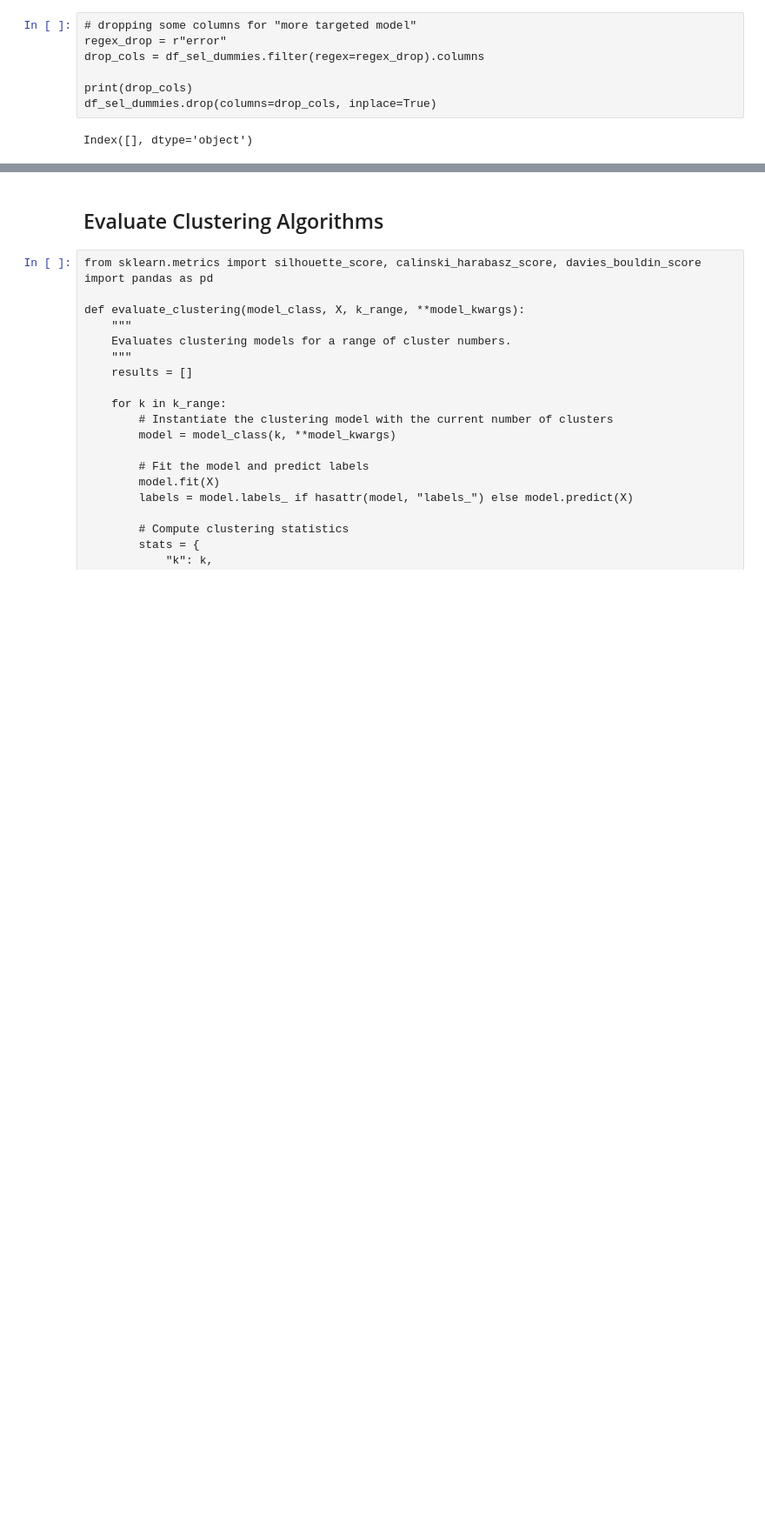
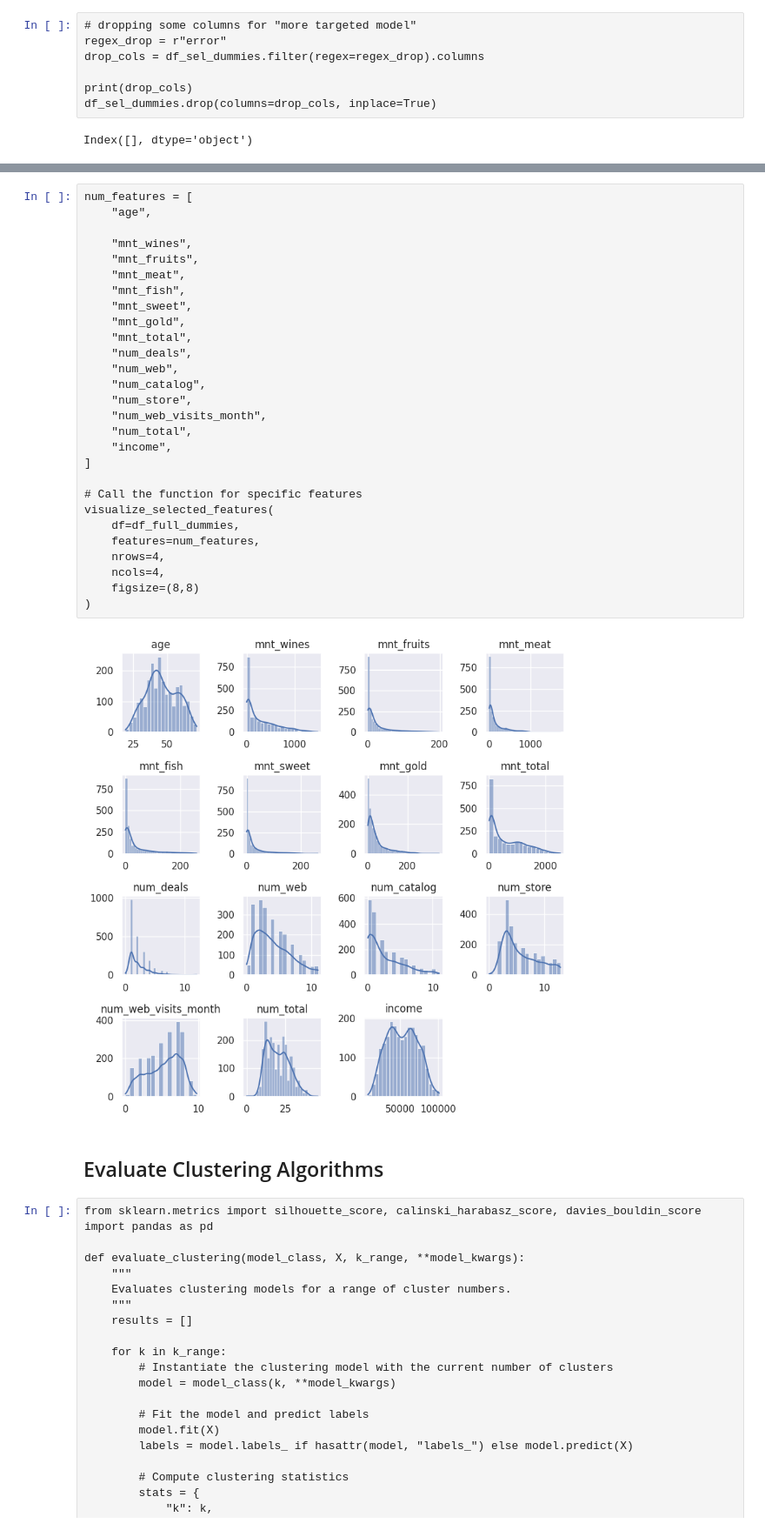
Before and after one commit to avila/ClearCutCostumerClustering, a Jupyter notebook: code/mra/02_clust_first_look.ipynb, the cells around one changed output, grey strips where cells are left out. Shown: that part at 87% size. Cells and saved outputs as stored; diff of their text form; blank space fills up the shorter version.

```diff
--- a/code/mra/02_clust_first_look.ipynb
+++ b/code/mra/02_clust_first_look.ipynb
@@ -94,3 +138,33 @@ Index([], dtype='object')
+# %%
+num_features = [
+    "age",
+
+    "mnt_wines",
+    "mnt_fruits",
+    "mnt_meat",
+    "mnt_fish",
+    "mnt_sweet",
+    "mnt_gold",
+    "mnt_total",
+    "num_deals",
+    "num_web",
+    "num_catalog",
+    "num_store",
+    "num_web_visits_month",
+    "num_total",
+    "income",
+]
+
+# Call the function for specific features
+visualize_selected_features(
+    df=df_full_dummies,
+    features=num_features,
+    nrows=4,
+    ncols=4,
+    figsize=(8,8)
+)
+# %% [output]
+[figure, added]
 # %% [markdown]
 ## Evaluate Clustering Algorithms
 # %%
```
Also changed, not shown: parts of 60 cells of this notebook, 17 other files.
